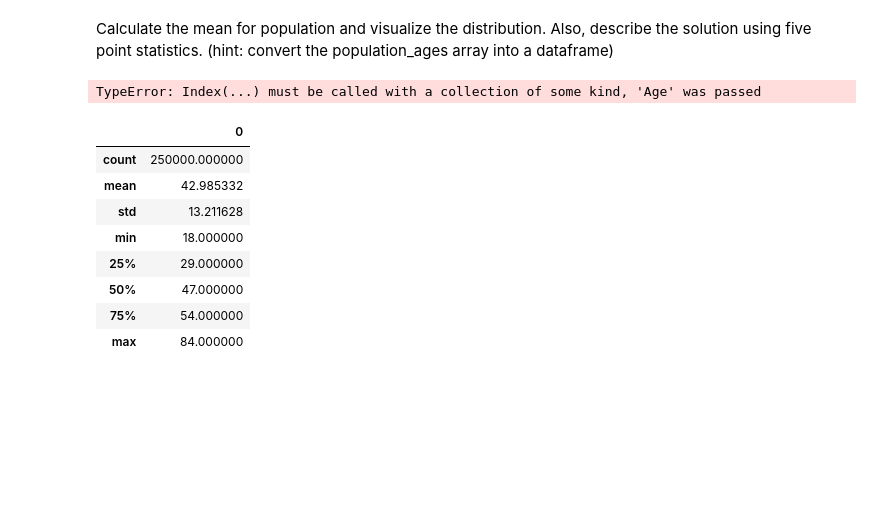
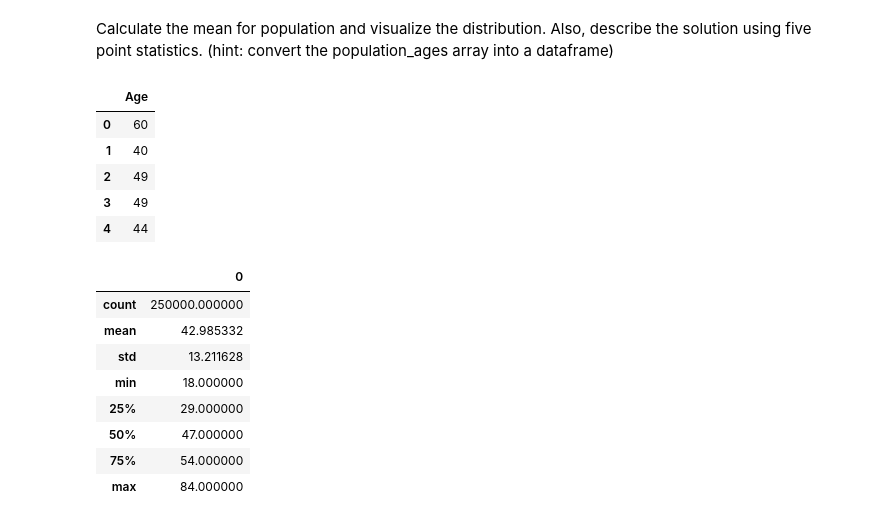
Before and after one commit to kayschulz/dsc-2-19-15-confidence-intervals-lab-seattle-ds-career-040119, a Jupyter notebook: index.ipynb, the cells around one changed output. Cells and saved outputs as stored; diff of their text form; code cells hidden in the pictures; blank space fills up the shorter version.

```diff
--- a/index.ipynb
+++ b/index.ipynb
@@ -43,10 +43,15 @@ population_ages = np.concatenate((population_ages1, population_ages2))
 Calculate the mean for population and visualize the distribution. Also, describe the solution using five point statistics. (hint: convert the population_ages array into a dataframe)
 # %%
 # Convert the population into a pandas dataframe pop_ages
-pop_ages = pd.DataFrame(population_ages, columns='Age')
+pop_ages = pd.DataFrame(population_ages, columns=['Age'])
 pop_ages.head()
 # %% [output]
-TypeError: Index(...) must be called with a collection of some kind, 'Age' was passed
+|  | Age |
+| 0 | 60 |
+| 1 | 40 |
+| 2 | 49 |
+| 3 | 49 |
+| 4 | 44 |
 # %%
 # Calculate and print descriptive statistics for pop_ages
 pop_ages.describe()
```
